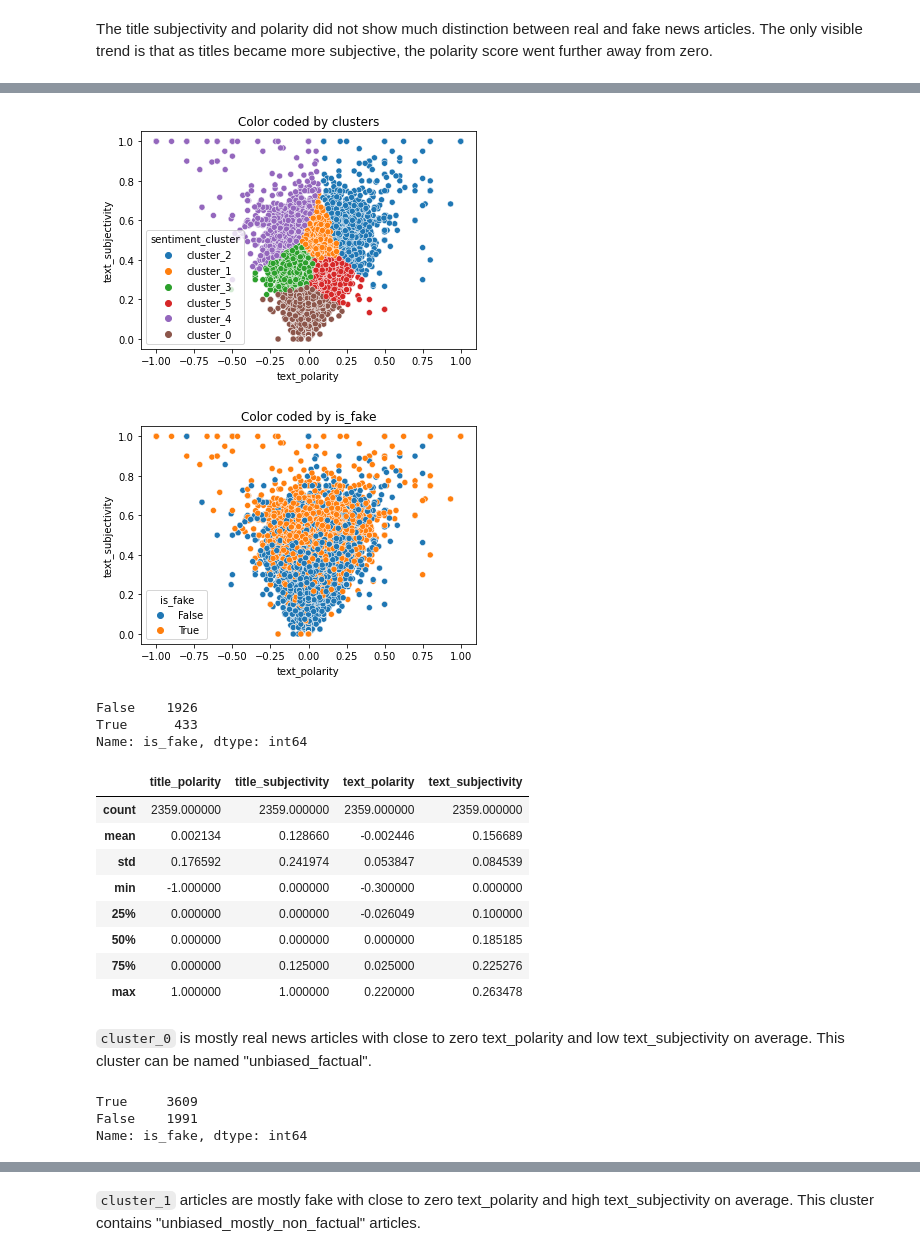
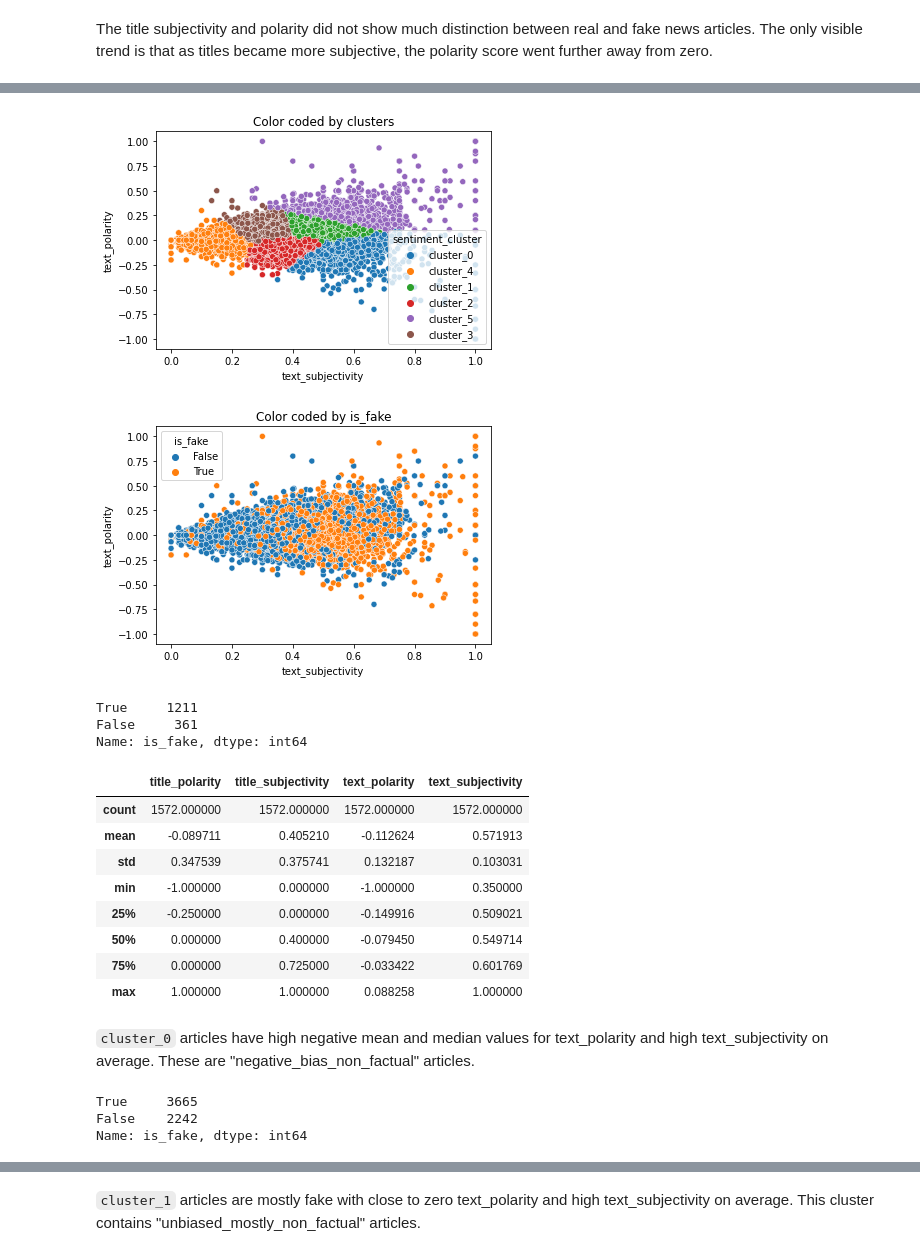
Before and after one commit to Fake-News-Capstone/fake_news_capstone, a Jupyter notebook: fake_news_capstone.ipynb, the cells around one changed output, grey strips where cells are left out. Saved outputs shown, nothing was run; the diff lists cells and outputs as text; code cells hidden in the pictures.

```diff
--- a/fake_news_capstone.ipynb
+++ b/fake_news_capstone.ipynb
@@ -706,8 +707,9 @@ X_train, X_validate, X_test = utils.generate_elbow_plot(train, validate, test, \
 # %%
-utils.fit_clusters(train, validate, test, X_train, X_validate, X_test, 6, 'sentiment_cluster', 'text_polarity', 'text_subjectivity', 'is_fake')
+utils.fit_clusters(train, validate, test, X_train, X_validate, X_test, 6,\
+                   'sentiment_cluster', y_plot='text_polarity', x_plot='text_subjectivity', compare_hue='is_fake')
 # %% [output]
-[figure, old version]
+[figure, new version]
-[figure, old version]
+[figure, new version]
 # %%
 cluster_0 = train[train.sentiment_cluster == "cluster_0"]
 cluster_1 = train[train.sentiment_cluster == "cluster_1"]
@@ -718,28 +720,28 @@ cluster_5 = train[train.sentiment_cluster == "cluster_5"]
 # %%
 cluster_0.is_fake.value_counts()
 # %% [output]
-False    1926
-True      433
+True     1211
+False     361
 Name: is_fake, dtype: int64
 # %%
 cluster_0.describe()
 # %% [output]
 |  | title_polarity | title_subjectivity | text_polarity | text_subjectivity |
-| count | 2359.000000 | 2359.000000 | 2359.000000 | 2359.000000 |
-| mean | 0.002134 | 0.128660 | -0.002446 | 0.156689 |
-| std | 0.176592 | 0.241974 | 0.053847 | 0.084539 |
-| min | -1.000000 | 0.000000 | -0.300000 | 0.000000 |
-| 25% | 0.000000 | 0.000000 | -0.026049 | 0.100000 |
-| 50% | 0.000000 | 0.000000 | 0.000000 | 0.185185 |
-| 75% | 0.000000 | 0.125000 | 0.025000 | 0.225276 |
-| max | 1.000000 | 1.000000 | 0.220000 | 0.263478 |
+| count | 1572.000000 | 1572.000000 | 1572.000000 | 1572.000000 |
+| mean | -0.089711 | 0.405210 | -0.112624 | 0.571913 |
+| std | 0.347539 | 0.375741 | 0.132187 | 0.103031 |
+| min | -1.000000 | 0.000000 | -1.000000 | 0.350000 |
+| 25% | -0.250000 | 0.000000 | -0.149916 | 0.509021 |
+| 50% | 0.000000 | 0.400000 | -0.079450 | 0.549714 |
+| 75% | 0.000000 | 0.725000 | -0.033422 | 0.601769 |
+| max | 1.000000 | 1.000000 | 0.088258 | 1.000000 |
-# %% [markdown]
-`cluster_0` is mostly real news articles with close to zero text_polarity and low text_subjectivity on average. This cluster can be named "unbiased_factual".
+# %% [markdown]
+`cluster_0` articles have high negative mean and median values for text_polarity and high text_subjectivity on average. These are "negative_bias_non_factual" articles.
 # %%
 cluster_1.is_fake.value_counts()
 # %% [output]
-True     3609
-False    1991
+True     3665
+False    2242
 Name: is_fake, dtype: int64
 # %%
 cluster_1.describe()
```
Also changed, not shown: parts of 61 cells of this notebook, 1 other file.
